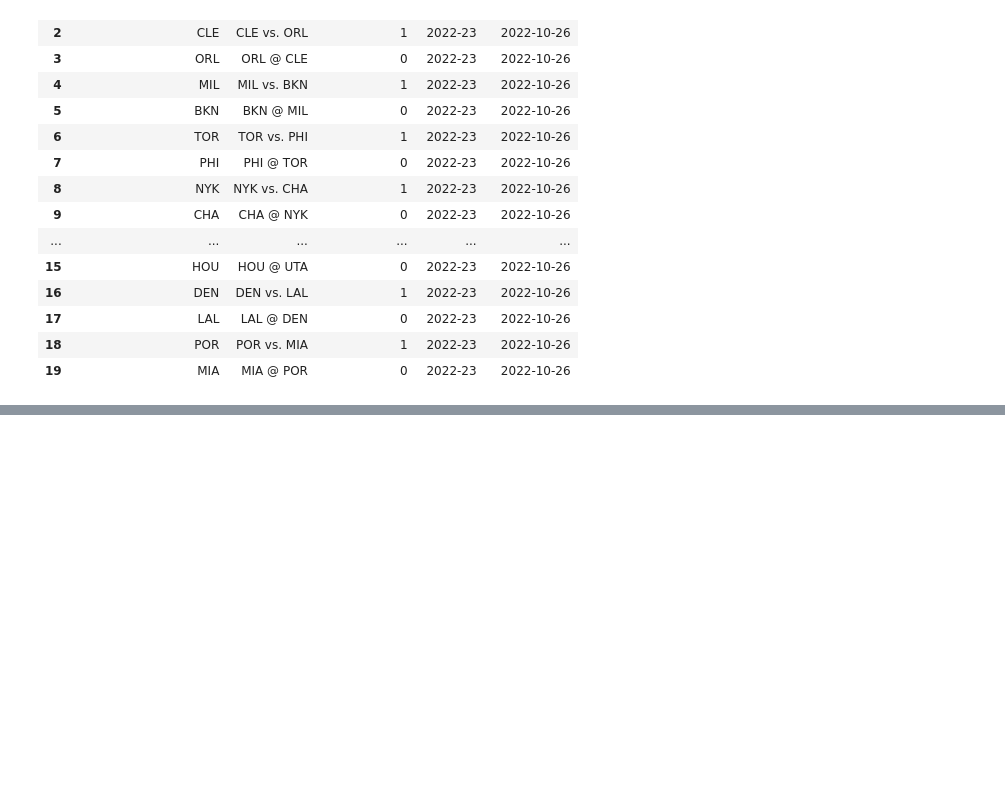
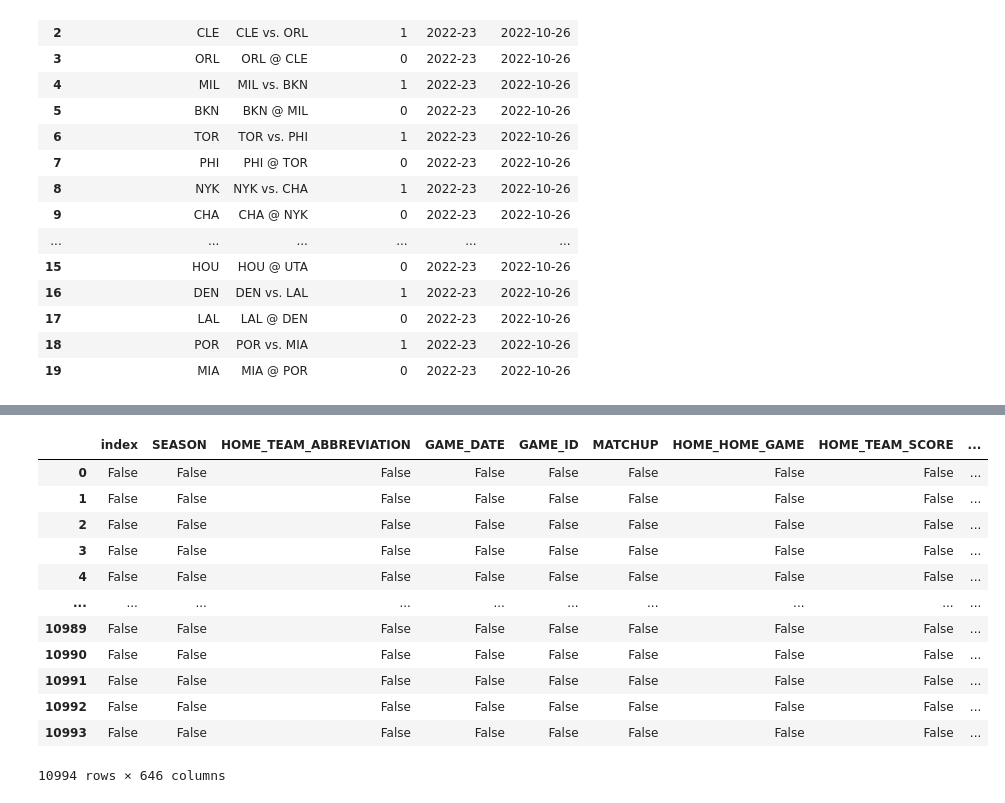
Before and after one commit to jnish23/NBA_Model_V2, a Jupyter notebook: notebooks/RegressionModelToProduction.ipynb, the cells around one changed output, grey strips where cells are left out. Drawn from its saved outputs; the diff is of its cells as text; code cells hidden in the pictures; blank space fills up the shorter version.

```diff
--- a/notebooks/RegressionModelToProduction.ipynb
+++ b/notebooks/RegressionModelToProduction.ipynb
@@ -1221,0 +1286,19 @@ todays_matchups
+# %%
+connection = sqlite3.connect(db_path)
+test = pd.read_sql("""SELECT * FROM team_stats_ewa_matchup_dev""", connection)
+# %%
+test.isnull()
+# %% [output]
+|  | index | SEASON | HOME_TEAM_ABBREVIATION | GAME_DATE | GAME_ID | MATCHUP | HOME_HOME_GAME | HOME_TEAM_SCORE | ... |
+| 0 | False | False | False | False | False | False | False | False | ... |
+| 1 | False | False | False | False | False | False | False | False | ... |
+| 2 | False | False | False | False | False | False | False | False | ... |
+| 3 | False | False | False | False | False | False | False | False | ... |
+| 4 | False | False | False | False | False | False | False | False | ... |
+| ... | ... | ... | ... | ... | ... | ... | ... | ... | ... |
+| 10989 | False | False | False | False | False | False | False | False | ... |
+| 10990 | False | False | False | False | False | False | False | False | ... |
+| 10991 | False | False | False | False | False | False | False | False | ... |
+| 10992 | False | False | False | False | False | False | False | False | ... |
+| 10993 | False | False | False | False | False | False | False | False | ... |
+10994 rows × 646 columns
```
Also changed, not shown: parts of 6 cells of this notebook, 6 other files.
